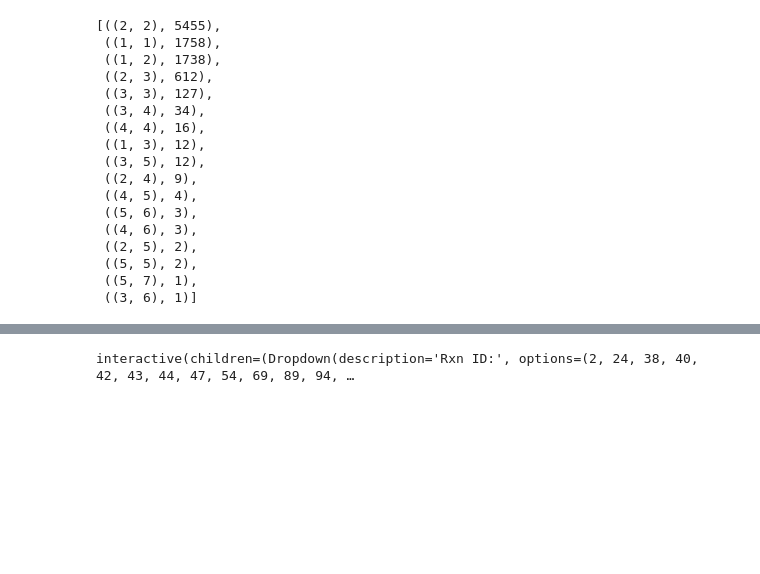
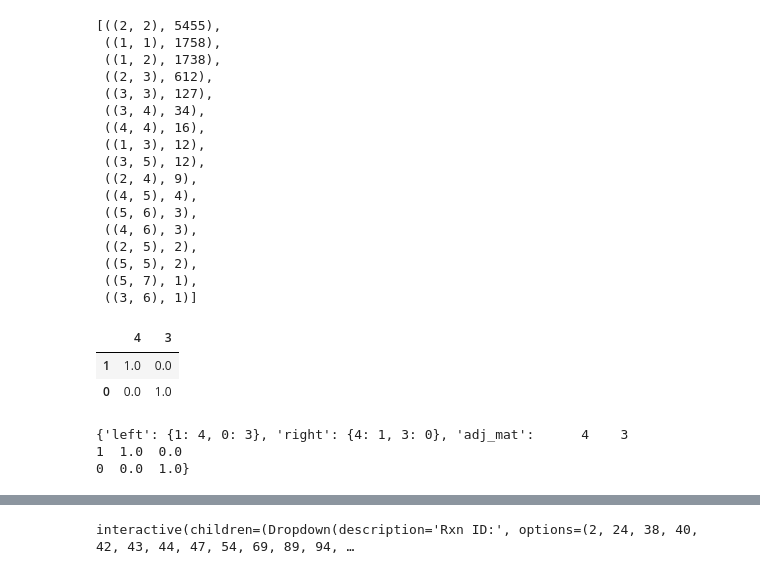
Before and after one commit to stefanpate/krxns, a Jupyter notebook: notebooks/initial_kr_network_analysis.ipynb, the cells around one changed output, grey strips where cells are left out. Drawn from its saved outputs; the diff is of its cells as text; code cells hidden in the pictures; blank space fills up the shorter version.

```diff
--- a/notebooks/initial_kr_network_analysis.ipynb
+++ b/notebooks/initial_kr_network_analysis.ipynb
@@ -227,3 +243,66 @@ sorted([(k, len(v)) for k,v in side_counts.items()], key= lambda x : x[1], rever
  ((5, 5), 2),
  ((5, 7), 1),
  ((3, 6), 1)]
+# %%
+from scipy.stats import entropy
+def connect_reaction(rsms: dict[str, pd.DataFrame]):
+    def get_partner(sim, candidates):
+        # print(sim.shape)
+        sim /= sim.sum(axis=0).reshape(1, -1)
+        H = entropy(sim, axis=0).reshape(-1,)
+        midx = np.argmin(H)
+        return candidates[np.argmax(sim[:, midx])]
+
+    tmp_lid = set()
+    tmp_rid = set()
+    sim_block = []
+    n_metrics = 0
+    for k, v in rsms.items():
+        tmp_lid.add(tuple(v.index))
+        tmp_rid.add(tuple(v.columns))
+        sim_block.append(v.to_numpy())
+        n_metrics += 1
+
+    if len(tmp_lid) > 1 or len(tmp_rid) > 1:
+        raise ValueError("IDs from similarity matrices are not the same")
+    else:
+        lid = list(tmp_lid)[0]
+        rid = list(tmp_rid)[0]
+        sim_block = np.stack(sim_block, axis=-1)
+
+    l_partners = {}
+    for i, li in enumerate(lid):
+        sim = sim_block[i, :, :].copy().reshape(-1, n_metrics)
+        # print(sim.shape)
+        l_partners[li] = get_partner(sim, rid)
+
+    r_partners = {}
+    for j, rj in enumerate(rid):
+        sim = sim_block[:, j, :].copy().reshape(-1, n_metrics)
+        # print(sim.shape)
+        r_partners[rj] = get_partner(sim, lid)
+
+    adj_mat = pd.DataFrame(
+        data=np.zeros(shape=(len(lid), len(rid))),
+        index=lid,
+        columns=rid
+    )
+
+    for li, p in l_partners.items():
+        adj_mat.loc[li, p] = 1
+
+    for rj, p in r_partners.items():
+        adj_mat.loc[p, rj] = 1
+
+    return {"left": l_partners, "right": r_partners, "adj_mat": adj_mat}
+
+res = connect_reaction(id_rsms[0])
+display(res['adj_mat'])
+print(res)
+# %% [output]
+|  | 4 | 3 |
+| 1 | 1.0 | 0.0 |
+| 0 | 0.0 | 1.0 |
+{'left': {1: 4, 0: 3}, 'right': {4: 1, 3: 0}, 'adj_mat':      4    3
+1  1.0  0.0
+0  0.0  1.0}
```
Also changed, not shown: parts of 15 cells of this notebook, 3 other files.
